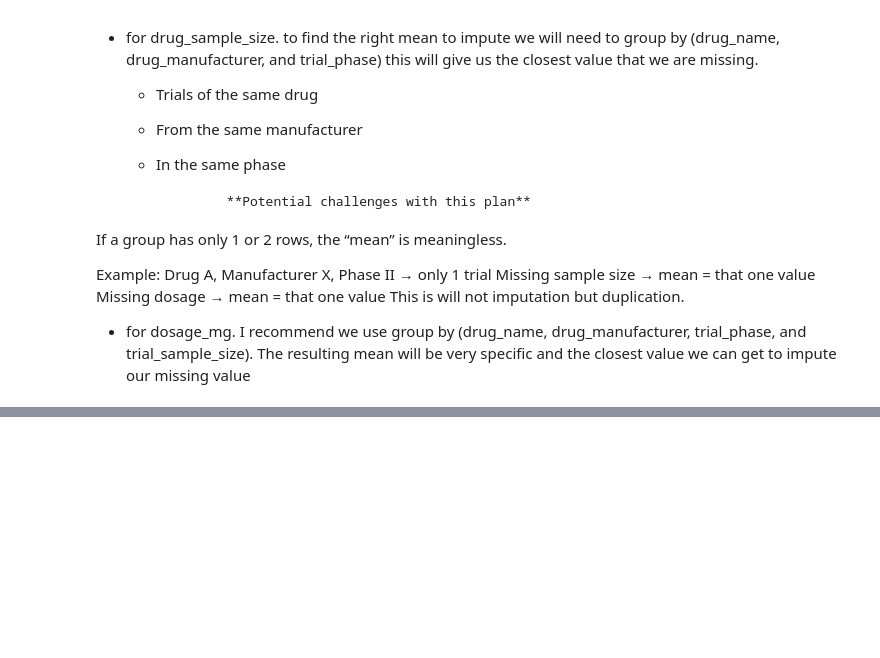
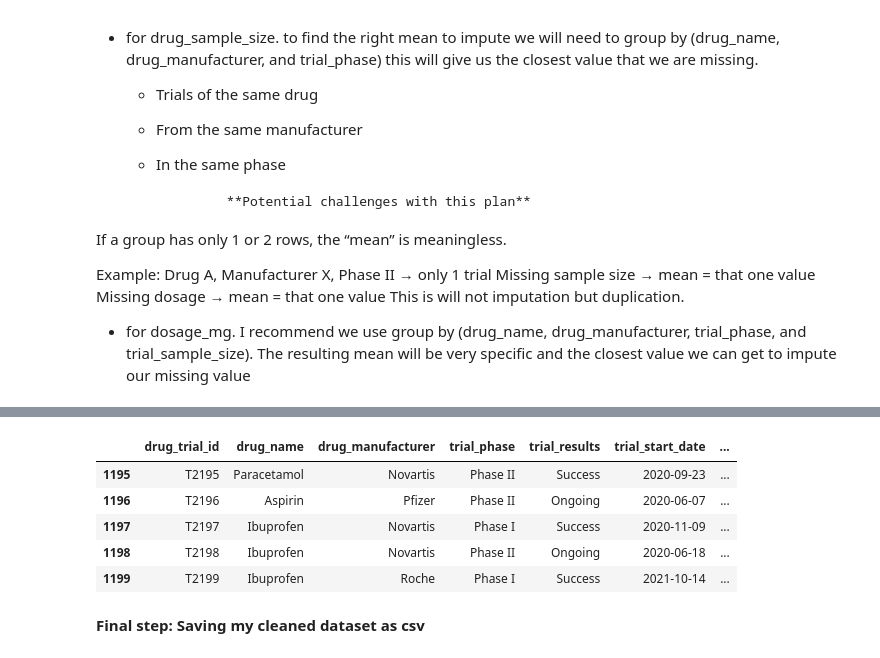
Before and after one commit to njagicollins/python_pharma_data-cleaning, a Jupyter notebook: notebooks/data_cleaning.ipynb, the cells around one changed output, grey strips where cells are left out. Drawn from its saved outputs; the diff is of its cells as text; code cells hidden in the pictures; blank space fills up the shorter version.

```diff
--- a/notebooks/data_cleaning.ipynb
+++ b/notebooks/data_cleaning.ipynb
@@ -649,0 +698,13 @@ This is will not imputation but duplication.
+# %%
+pharma_df_clean_final = pharma_df_clean.drop(columns = ['missing_per_row']) #dropping missing_per_row column since i don't
+
+#need it in my analysis
+
+pharma_df_clean_final.tail()
+# %% [output]
+|  | drug_trial_id | drug_name | drug_manufacturer | trial_phase | trial_results | trial_start_date | ... |
+| 1195 | T2195 | Paracetamol | Novartis | Phase II | Success | 2020-09-23 | ... |
+| 1196 | T2196 | Aspirin | Pfizer | Phase II | Ongoing | 2020-06-07 | ... |
+| 1197 | T2197 | Ibuprofen | Novartis | Phase I | Success | 2020-11-09 | ... |
+| 1198 | T2198 | Ibuprofen | Novartis | Phase II | Ongoing | 2020-06-18 | ... |
+| 1199 | T2199 | Ibuprofen | Roche | Phase I | Success | 2021-10-14 | ... |
@@ -649,0 +714,2 @@ This is will not imputation but duplication.
+# %% [markdown]
+**Final step: Saving my cleaned dataset as csv**
```
Also changed, not shown: parts of 10 cells of this notebook, 6 other files.
